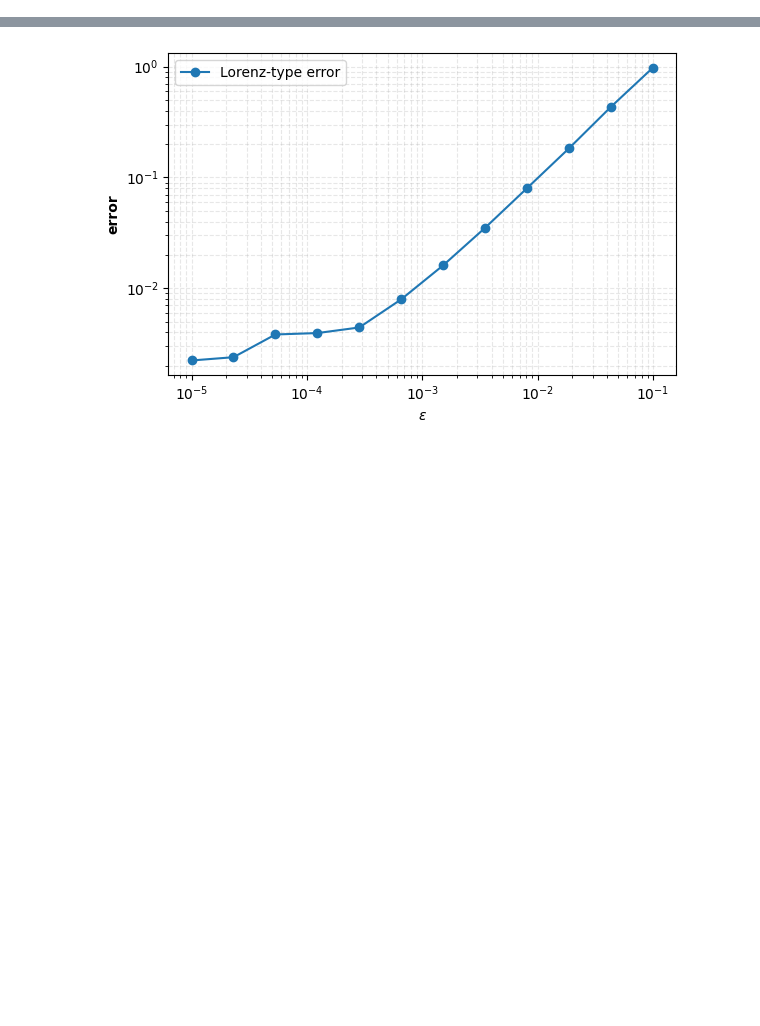
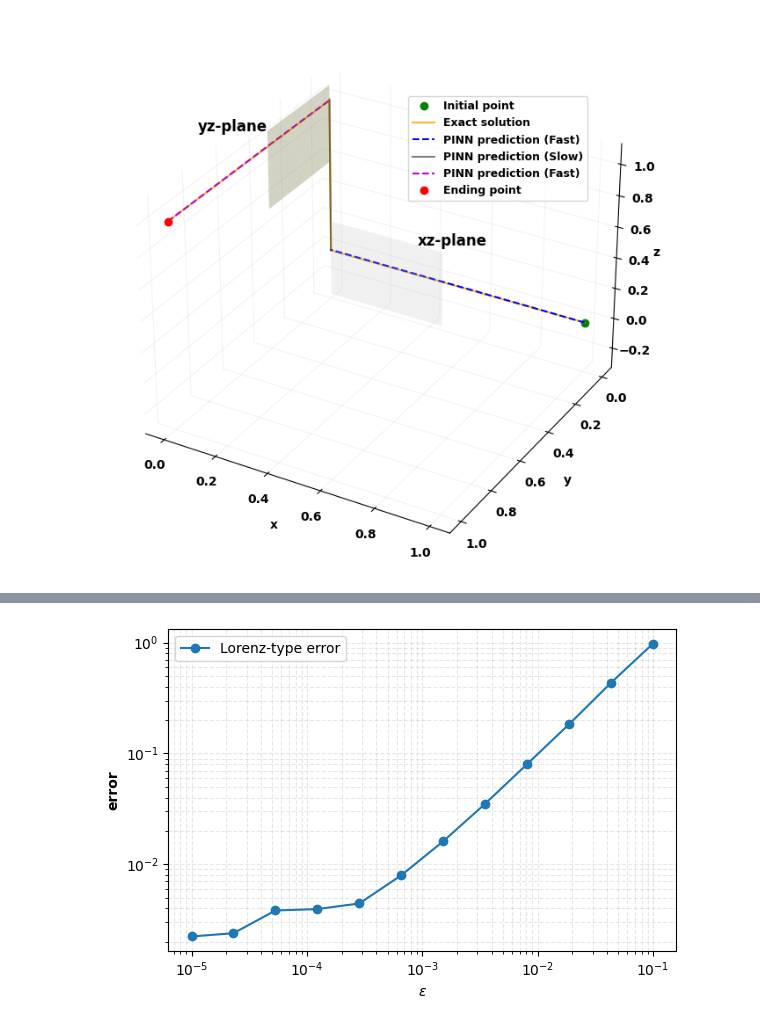
Before and after one commit to Hamid-Mofidi/PINNs_on_Multiple_timescale_dynamics, a Jupyter notebook: Examples8/GSPINNs-lorenz-error.ipynb, the cells around one changed output, grey strips where cells are left out. Cells and saved outputs as stored; diff of their text form; code cells hidden in the pictures; blank space fills up the shorter version.

```diff
--- a/Examples8/GSPINNs-lorenz-error.ipynb
+++ b/Examples8/GSPINNs-lorenz-error.ipynb
@@ -1,12 +1,3 @@
-# %%
-import numpy as np
-eps_values = np.logspace(-5, -1, num=12)   # 1e-4, 2e-4, … , 1e-1
-print(eps_values)
-
-print()
-
-eps = eps_values[3]
-print(f'eps value is ',eps)
 # %%
 #!/usr/bin/env python3
 # -*- coding: utf-8 -*-
@@ -492,0 +772,78 @@ print("Maximum of all maximum errors:", MAX_of_max)
+# %%
+from mpl_toolkits.mplot3d import Axes3D
+import matplotlib.pyplot as plt
+import numpy as np
+
+# Increase the figure size
+fig = plt.figure(figsize=(14, 8))
+ax = fig.add_subplot(111, projection='3d')
+ax.set_facecolor('white')  # Set the background color of the 3D plot
+
+# Plot the initial points
+ax.plot(x_init, y_init, z_init, 'go', label='Initial point')
+
+# Plot the exact solutions
+ax.plot(x_exact_fast, y_exact_fast, z_exact_fast, '-', color='orange', label='Exact solution', alpha=0.8)
+ax.plot(x_exact_slow + x_pred_fast[-1], y_exact_slow + x_pred_fast[-1], z_exact_slow + x_pred_fast[-1], '-', color='orange', alpha=0.8)
+ax.plot(x_exact_fast2, y_exact_fast2, z_exact_fast2, color='orange', alpha=0.8)
+
+# Plotting the xz-plane
+x_plane = np.linspace(0, 0.45, 100)
+z_plane = np.linspace(-0.3, 0.2, 100)
+X_plane, Z_plane = np.meshgrid(x_plane, z_plane)
+Y_plane = np.zeros_like(X_plane)
+ax.plot_surface(X_plane, Y_plane, Z_plane, alpha=0.2, color='lightgrey')
+
+# Plotting the yz-plane
+y_plane = np.linspace(0, 0.4, 100)
+z_plane = np.linspace(0.6, 1.1, 100)
+Y_plane, Z_plane = np.meshgrid(y_plane, z_plane)
+X_plane = np.zeros_like(Y_plane)
+ax.plot_surface(X_plane, Y_plane, Z_plane, alpha=0.3, color=(1.0, 1.0, 0.5))
+
+# Annotation for xz-plane
+ax.text(0.35, 0, 0.2, r"xz-plane", color='black', fontsize=12, ha='left', fontweight='bold')
+
+# Annotation for yz-plane
+ax.text(0, 0.4, 1.1, r"yz-plane", color='black', fontsize=12, ha='right', fontweight='bold')
+
+# Plot the PINN predictions
+ax.plot(x_pred_fast, y_pred_fast, z_pred_fast, 'b--', label='PINN prediction (Fast)')
+ax.plot(x_pred_slow + x_pred_fast[-1], y_pred_slow + y_pred_fast[-1], z_pred_slow + z_pred_fast[-1], 'k-', label='PINN prediction (Slow)', alpha=0.5)
+ax.plot(x_pred_fast2, y_pred_fast2, z_pred_fast2, 'm--', label='PINN prediction (Fast)')
+ax.plot(x_end, y_end, z_end, 'ro', label='Ending point')
+
+# Set axis labels with bold font
+ax.set_xlabel('x', fontweight='bold')
+ax.set_ylabel('y', fontweight='bold')
+ax.set_zlabel('z', labelpad=-1, fontweight='bold')
+
+# Manually set tick labels to bold
+for tick in ax.get_xticklabels():
+    tick.set_fontweight('bold')
+for tick in ax.get_yticklabels():
+    tick.set_fontweight('bold')
+for tick in ax.get_zticklabels():
+    tick.set_fontweight('bold')
+
+# Set the legend with bold font
+ax.legend(prop={'size': 9, 'weight': 'bold'}, bbox_to_anchor=(0.55, 0.88))
+
+ax.invert_yaxis()
+
+# Set the pane colors to white
+ax.w_xaxis.set_pane_color((1.0, 1.0, 1.0, 1.0))
+ax.w_yaxis.set_pane_color((1.0, 1.0, 1.0, 1.0))
+ax.w_zaxis.set_pane_color((1.0, 1.0, 1.0, 1.0))
+
+# Set the grid colors to very light gray
+ax.xaxis._axinfo['grid'].update(color=(0.05, 0.05, 0.05, 0.05))
+ax.yaxis._axinfo['grid'].update(color=(0.05, 0.05, 0.05, 0.05))
+ax.zaxis._axinfo['grid'].update(color=(0.05, 0.05, 0.05, 0.05))
+
+# Adjust layout to accommodate bold fonts
+plt.tight_layout(pad=2.0)
+
+plt.show()
+# %% [output]
+[figure, added]
```
Also changed, not shown: parts of 11 cells of this notebook.
